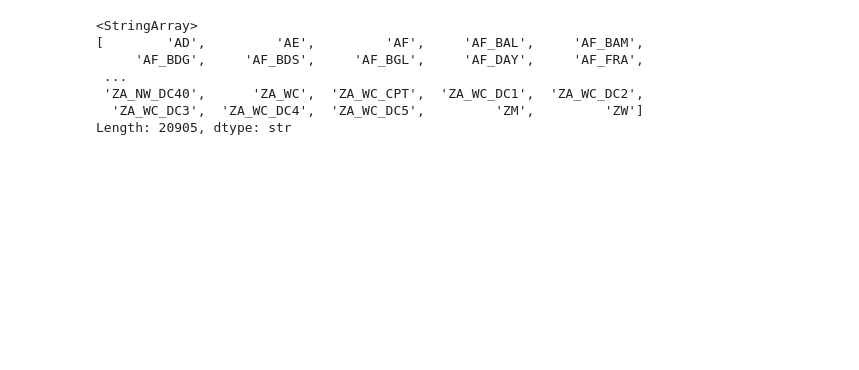
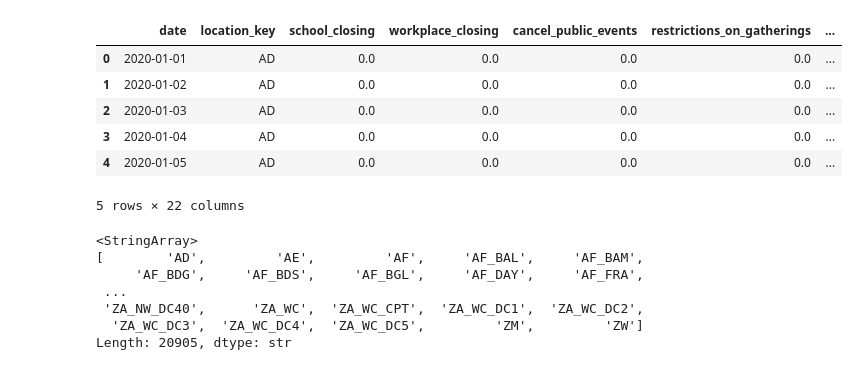
Before and after one commit to vichalder/final_project, a Jupyter notebook: notebooks/Data_cleaning_and_merging.ipynb, the cells around one changed output. Saved outputs shown, nothing was run; the diff lists cells and outputs as text; code cells hidden in the pictures; blank space fills up the shorter version.

```diff
--- a/notebooks/Data_cleaning_and_merging.ipynb
+++ b/notebooks/Data_cleaning_and_merging.ipynb
@@ -29,2 +25,12 @@ data.head(5)
+# %%
+data2.head(5)
+# %% [output]
+|  | date | location_key | school_closing | workplace_closing | cancel_public_events | restrictions_on_gatherings | ... |
+| 0 | 2020-01-01 | AD | 0.0 | 0.0 | 0.0 | 0.0 | ... |
+| 1 | 2020-01-02 | AD | 0.0 | 0.0 | 0.0 | 0.0 | ... |
+| 2 | 2020-01-03 | AD | 0.0 | 0.0 | 0.0 | 0.0 | ... |
+| 3 | 2020-01-04 | AD | 0.0 | 0.0 | 0.0 | 0.0 | ... |
+| 4 | 2020-01-05 | AD | 0.0 | 0.0 | 0.0 | 0.0 | ... |
+5 rows × 22 columns
 # %%
 # Get unique values from the first column (column index 0)
```
Also changed, not shown: parts of 15 cells of this notebook.
